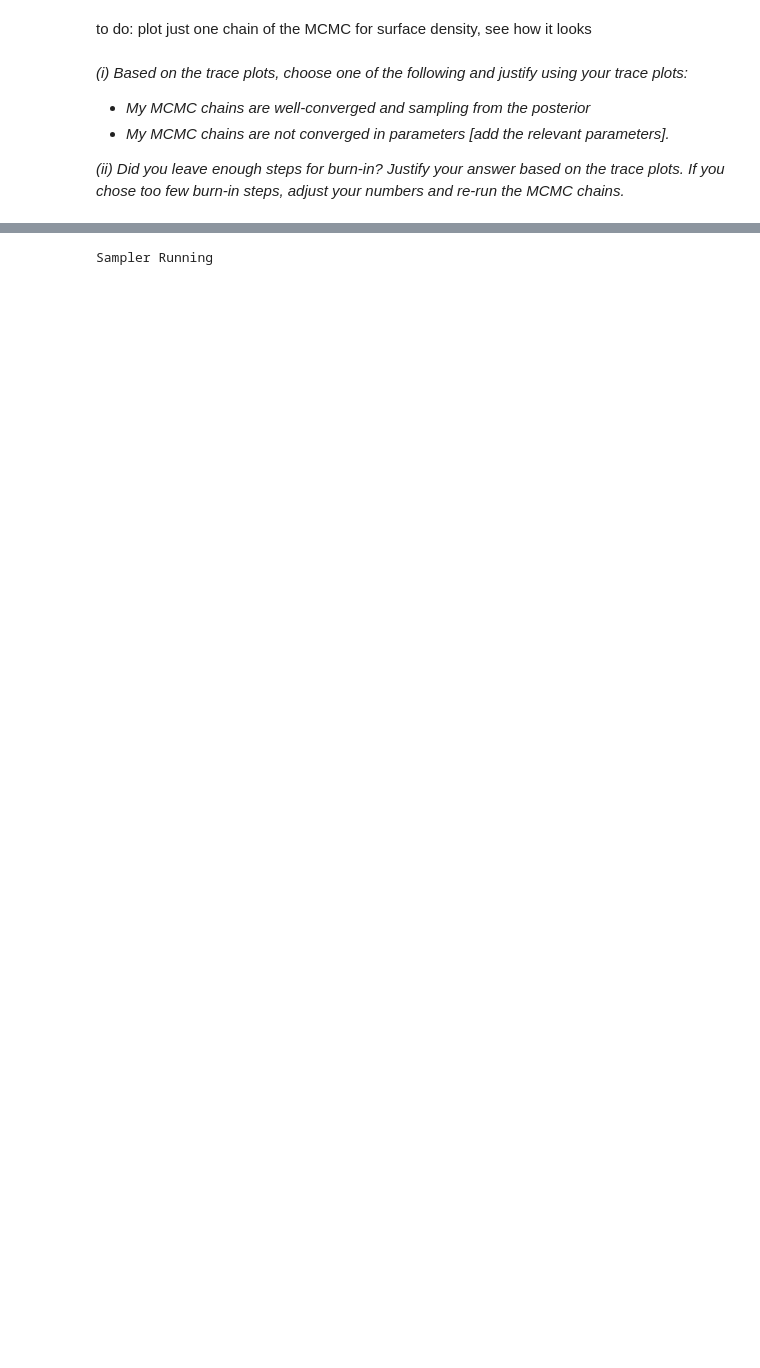
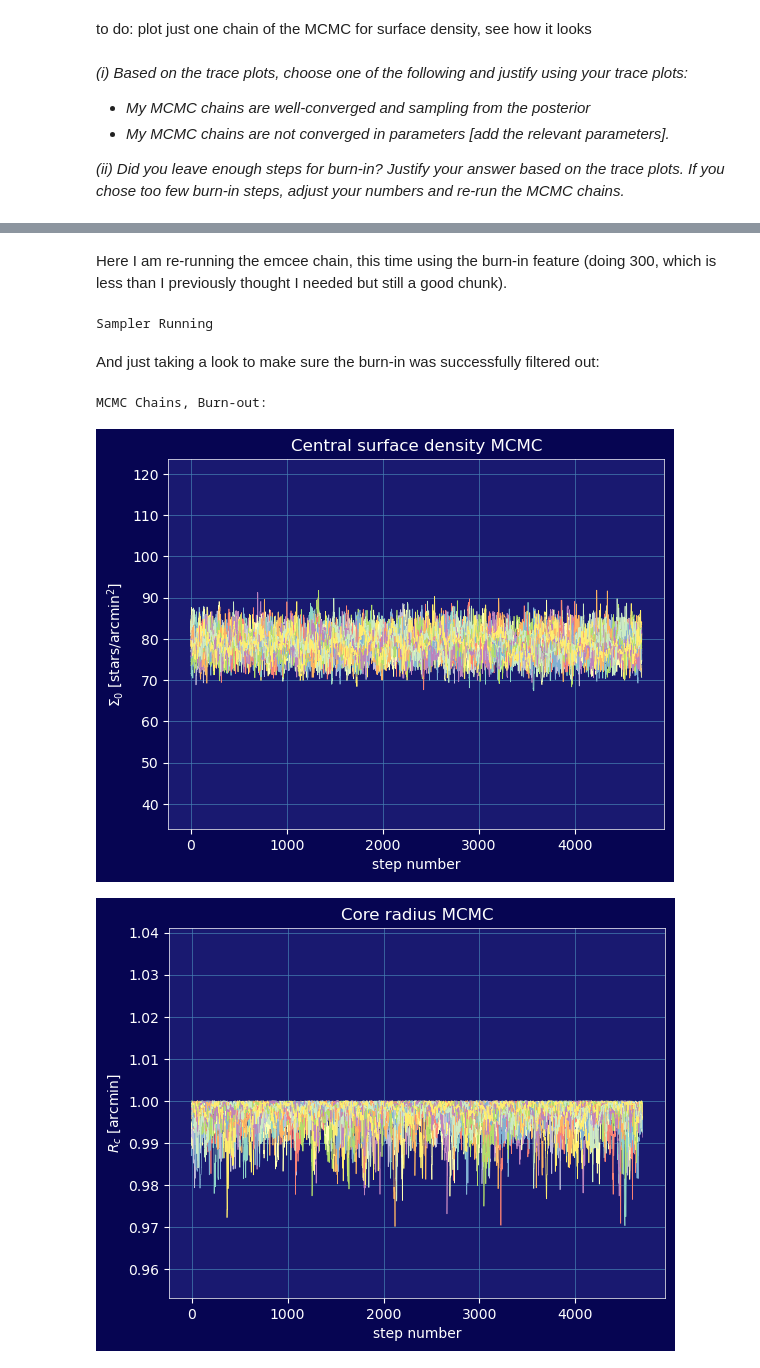
Before and after one commit to lea-y01/phys_stats, a Jupyter notebook: assignments/assignment_2/assignment2_V2.ipynb, the cells around one changed output, grey strips where cells are left out. Drawn from its saved outputs; the diff is of its cells as text; code cells hidden in the pictures; blank space fills up the shorter version.

```diff
--- a/assignments/assignment_2/assignment2_V2.ipynb
+++ b/assignments/assignment_2/assignment2_V2.ipynb
@@ -1069,0 +1089,2 @@ NOTE: For the surface density, the MCMC does indeed converge, but it converges a
+# %%
+for i in range()
@@ -1076,9 +1099,30 @@ np.mean(sampler.acceptance_fraction)
 *Compute the integrated autocorrelation time $\tau_{int}$ for each parameter and report the effective sample size $N_{eff} \approx N/\tau_{int}$. How long would you need to run your chain in order to achieve that sample? Justify your answers using the autocorrelation time. Hint: Most libraries have implemented a function to calculate the autocorrelation time, you shouldn’t need to write code for this yourself.*
+# %% [markdown]
+Here I am re-running the emcee chain, this time using the burn-in feature (doing 300, which is less than I previously thought I needed but still a good chunk).
 # %%
-burn_in = 250
+burn_in = 300
 sampler = emcee.EnsembleSampler(n_walkers_init, n_dimensions, log_post)
 print("Sampler Running")
 sampler.run_mcmc(pos1, n_steps_init, progress = True)
-samples = sampler.get_chain(discard = burn_in, flat = False)
+samples_burned = sampler.get_chain(discard = burn_in, flat = False)
 # %% [output]
 Sampler Running
+# %% [markdown]
+And just taking a look to make sure the burn-in was successfully filtered out:
+# %%
+titles = ["Central surface density", "Core radius", "Tidal radius"]
+variables = ["$\Sigma_0$", "$R_c$", "$R_t$"]
+dimensions = ["stars/arcmin$^2$", "arcmin", "arcmin"]
+print('MCMC Chains, Burn-out:')
+for i in range(0, 3):
+    plt.plot(samples_burned[:, :, i], alpha = 1, linewidth = 0.5)
+    plt.title(f"{titles[i]} MCMC")
+    plt.xlabel("step number")
+    plt.ylabel(f"{variables[i]} [{dimensions[i]}]")
+    plt.ylim(np.mean(samples_burned[:,:,i]) - 15*np.std(samples_burned[:,:,i]),
+             np.mean(samples_burned[:,:,i]) + 15*np.std(samples_burned[:,:,i])) # just to see a bit better
+    plt.show()
+# %% [output]
+MCMC Chains, Burn-out:
+[figure, added]
+[figure, added]
```
Also changed, not shown: parts of 49 cells of this notebook.
